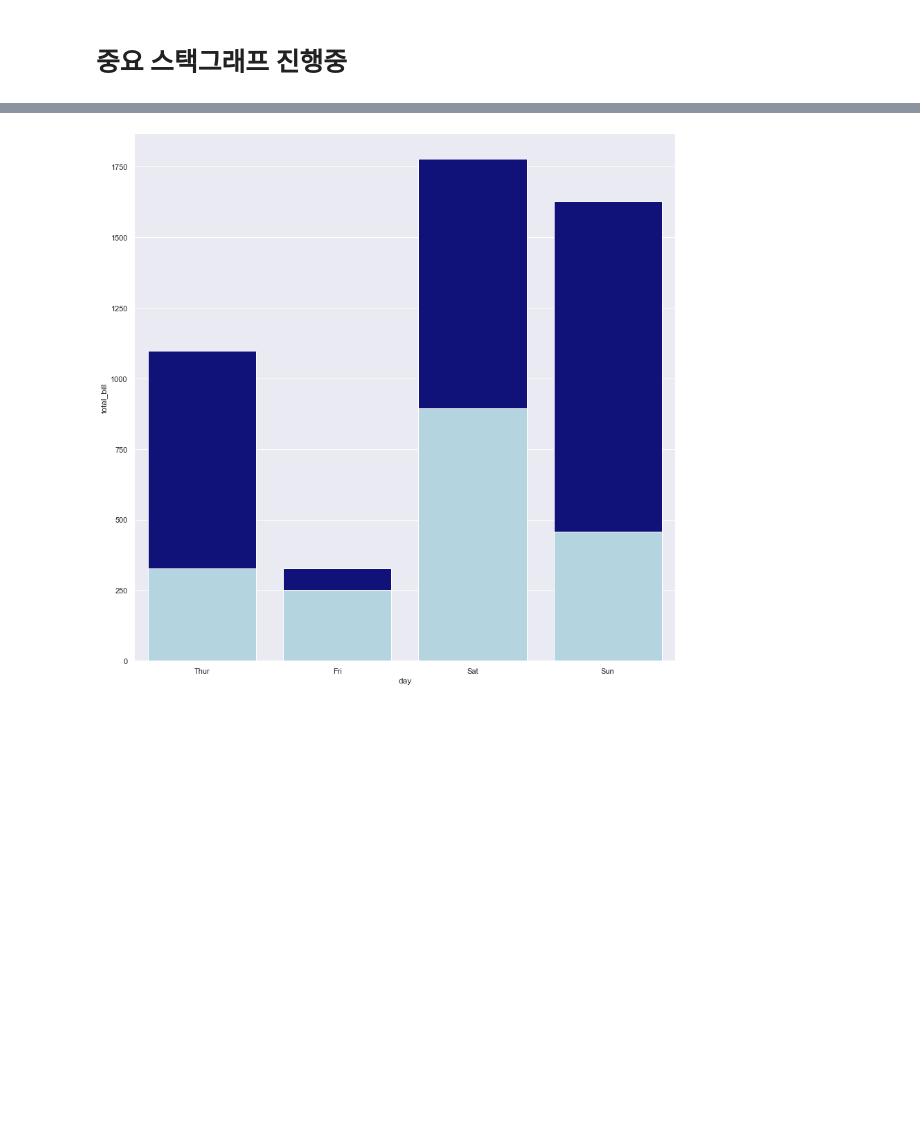
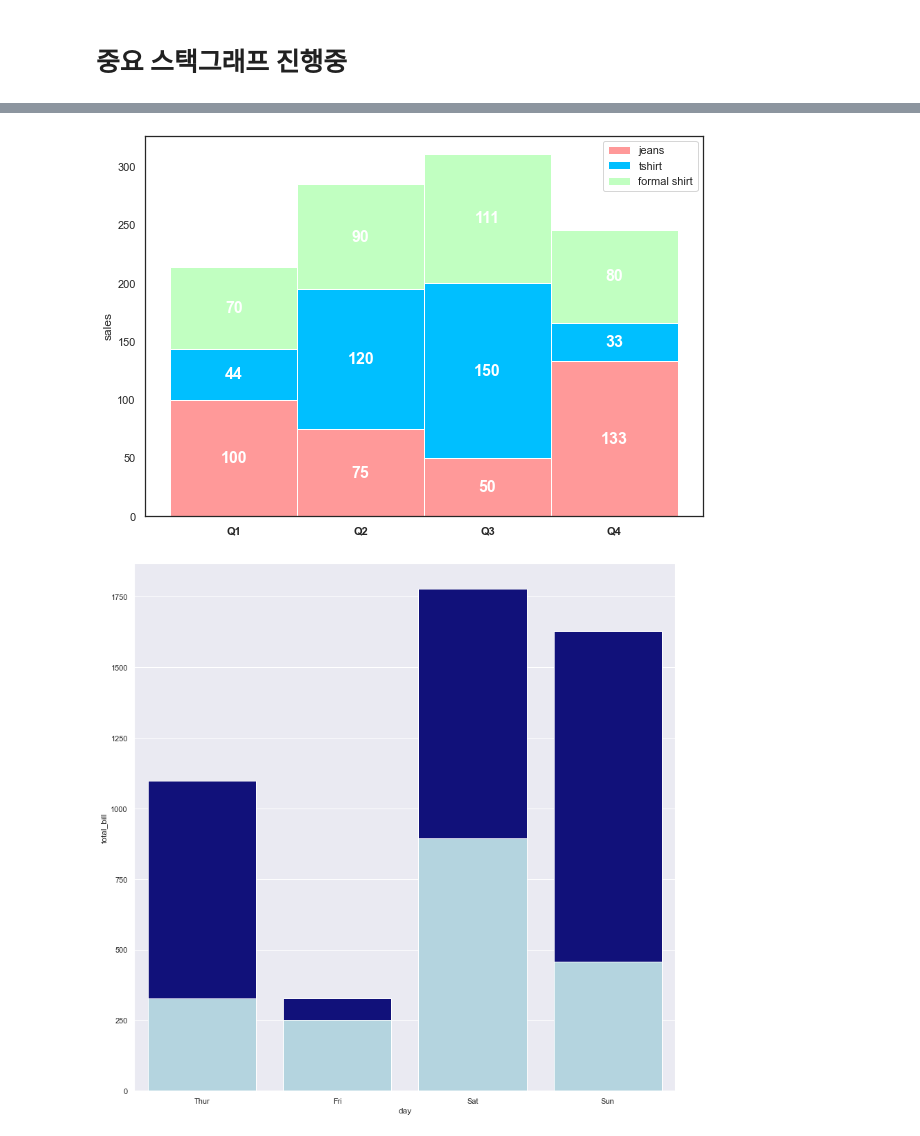
Before and after one commit to ABizCho/py_machineLearning, a Jupyter notebook: Assignment_Group/ML_group_project/ML_group_project_EDA.ipynb, the cells around one changed output, grey strips where cells are left out. Drawn from its saved outputs; the diff is of its cells as text; code cells hidden in the pictures; blank space fills up the shorter version.

```diff
--- a/Assignment_Group/ML_group_project/ML_group_project_EDA.ipynb
+++ b/Assignment_Group/ML_group_project/ML_group_project_EDA.ipynb
@@ -607,46 +651,48 @@ total.index.to_frame().head()
 # %%
 #STACKED EXAMPLE
 
 
-# ##############################
-# # stacked bar plot
-# import numpy as np
-# import matplotlib.pyplot as plt
+##############################
+# stacked bar plot
+import numpy as np
+import matplotlib.pyplot as plt
 
-# #Get values from the group and categories
-# quarter = ["Q1", "Q2", "Q3", "Q4"]
+#Get values from the group and categories
+quarter = ["Q1", "Q2", "Q3", "Q4"]
 
-# jeans = [100, 75, 50, 133]
-# tshirt = [44, 120, 150, 33]
-# formal_shirt = [70, 90, 111, 80]
+jeans = [100, 75, 50, 133]
+tshirt = [44, 120, 150, 33]
+formal_shirt = [70, 90, 111, 80]
 
-# #add colors
-# colors = ['#FF9999', '#00BFFF','#C1FFC1','#CAE1FF','#FFDEAD']
+# add colors
+colors = ['#FF9999','#00BFFF','#C1FFC1','#CAE1FF','#FFDEAD','#e499e6']
 
-# # The position of the bars on the x-axis
-# r = range(len(quarter))
-# barWidth = 1
+# The position of the bars on the x-axis
+r = range(len(quarter))
+barWidth = 1
 
-# #plot bars
-# plt.figure(figsize=(10,7))
-# ax1 = plt.bar(r, jeans, color=colors[0], edgecolor='white', width=barWidth, label="jeans")
-# ax2 = plt.bar(r, tshirt, bottom=np.array(jeans), color=colors[1], edgecolor='white', width=barWidth, label='tshirt')
-# ax3 = plt.bar(r, formal_shirt, bottom=np.array(jeans)+np.array(tshirt), color=colors[2], edgecolor='white', width=barWidth, label='formal shirt')
-# plt.legend()
+#plot bars
+plt.figure(figsize=(10,7))
+ax1 = plt.bar(r, jeans, color=colors[0], edgecolor='white', width=barWidth, label="jeans")
+ax2 = plt.bar(r, tshirt, bottom=np.array(jeans), color=colors[1], edgecolor='white', width=barWidth, label='tshirt')
+ax3 = plt.bar(r, formal_shirt, bottom=np.array(jeans)+np.array(tshirt), color=colors[2], edgecolor='white', width=barWidth, label='formal shirt')
+plt.legend()
 
-# # Custom X axis
-# plt.xticks(r, quarter, fontweight='bold')
-# plt.ylabel("sales")
-# for r1, r2, r3 in zip(ax1, ax2, ax3):
-#     h1 = r1.get_height()
-#     h2 = r2.get_height()
-#     h3 = r3.get_height()
-#     plt.text(r1.get_x() + r1.get_width() / 2., h1 / 2., "%d" % h1, ha="center", va="center", color="white", fontsize=16, fontweight="bold")
-#     plt.text(r2.get_x() + r2.get_width() / 2., h1 + h2 / 2., "%d" % h2, ha="center", va="center", color="white", fontsize=16, fontweight="bold")
-#     plt.text(r3.get_x() + r3.get_width() / 2., h1 + h2 + h3 / 2., "%d" % h3, ha="center", va="center", color="white", fontsize=16, fontweight="bold")
-# plt.savefig("stacked2.png")
-# plt.show()
-# # You can replace "%d" % h1 with "{}".format(h1)|
+# Custom X axis
+plt.xticks(r, quarter, fontweight='bold')
+plt.ylabel("sales")
+for r1, r2, r3 in zip(ax1, ax2, ax3):
+    h1 = r1.get_height()
+    h2 = r2.get_height()
+    h3 = r3.get_height()
+    plt.text(r1.get_x() + r1.get_width() / 2., h1 / 2., "%d" % h1, ha="center", va="center", color="white", fontsize=16, fontweight="bold")
+    plt.text(r2.get_x() + r2.get_width() / 2., h1 + h2 / 2., "%d" % h2, ha="center", va="center", color="white", fontsize=16, fontweight="bold")
+    plt.text(r3.get_x() + r3.get_width() / 2., h1 + h2 + h3 / 2., "%d" % h3, ha="center", va="center", color="white", fontsize=16, fontweight="bold")
+plt.savefig("stacked2.png")
+plt.show()
+# You can replace "%d" % h1 with "{}".format(h1)|
+# %% [output]
+[figure, added]
 # %%
 # STACKED BAR PLOT 만드는 법
 # import libraries
```
Also changed, not shown: parts of 2 cells of this notebook, 1 other file.
